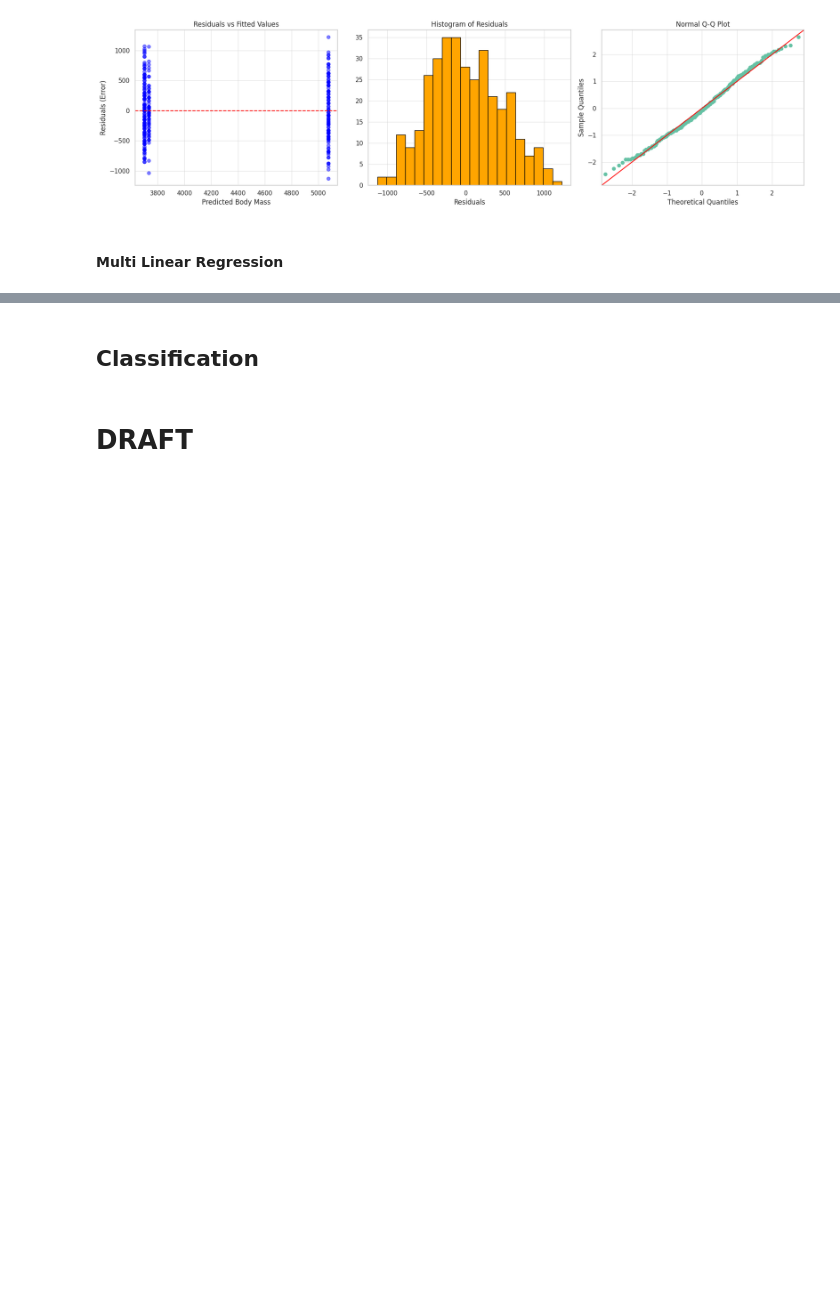
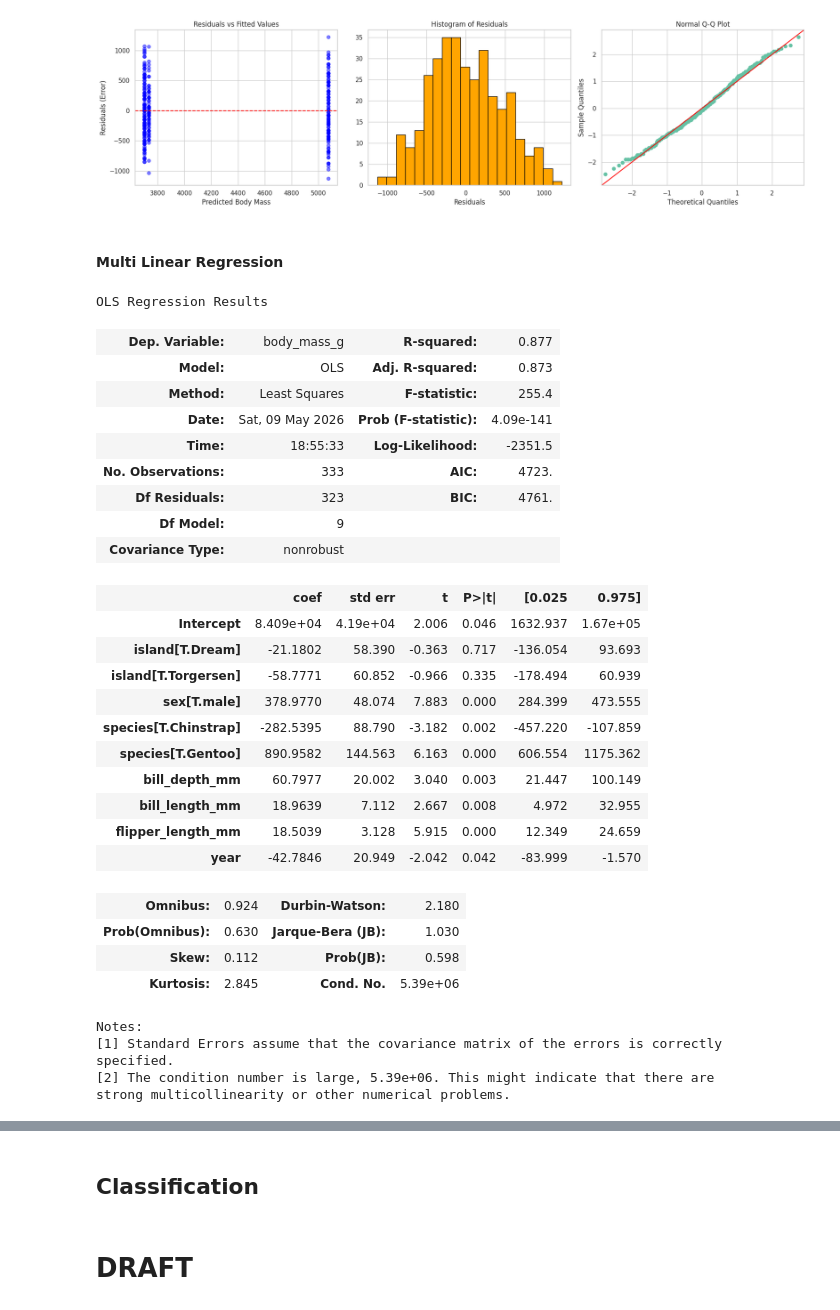
Before and after one commit to carlosjesuscaro/data_analysis_summary, a Jupyter notebook: main.ipynb, the cells around one changed output, grey strips where cells are left out. Cells and saved outputs as stored; diff of their text form; code cells hidden in the pictures; blank space fills up the shorter version.

```diff
--- a/main.ipynb
+++ b/main.ipynb
@@ -654,3 +654,43 @@ plt.show()
 [figure]
 # %% [markdown]
 #### Multi Linear Regression
+# %%
+data_clean = data.dropna()
+
+dependent_var = 'body_mass_g'
+independent_vars = ' + '.join(data_clean.columns.difference([dependent_var]))
+
+# Construct and run the OLS model
+formula = f"{dependent_var} ~ {independent_vars}"
+model = smf.ols(formula=formula, data=data_clean).fit()
+model.summary()
+# %% [output]
+OLS Regression Results
+| Dep. Variable: | body_mass_g | R-squared: | 0.877 |
+| Model: | OLS | Adj. R-squared: | 0.873 |
+| Method: | Least Squares | F-statistic: | 255.4 |
+| Date: | Sat, 09 May 2026 | Prob (F-statistic): | 4.09e-141 |
+| Time: | 18:55:33 | Log-Likelihood: | -2351.5 |
+| No. Observations: | 333 | AIC: | 4723. |
+| Df Residuals: | 323 | BIC: | 4761. |
+| Df Model: | 9 |  |  |
+| Covariance Type: | nonrobust |  |  |
+|  | coef | std err | t | P>|t| | [0.025 | 0.975] |
+| Intercept | 8.409e+04 | 4.19e+04 | 2.006 | 0.046 | 1632.937 | 1.67e+05 |
+| island[T.Dream] | -21.1802 | 58.390 | -0.363 | 0.717 | -136.054 | 93.693 |
+| island[T.Torgersen] | -58.7771 | 60.852 | -0.966 | 0.335 | -178.494 | 60.939 |
+| sex[T.male] | 378.9770 | 48.074 | 7.883 | 0.000 | 284.399 | 473.555 |
+| species[T.Chinstrap] | -282.5395 | 88.790 | -3.182 | 0.002 | -457.220 | -107.859 |
+| species[T.Gentoo] | 890.9582 | 144.563 | 6.163 | 0.000 | 606.554 | 1175.362 |
+| bill_depth_mm | 60.7977 | 20.002 | 3.040 | 0.003 | 21.447 | 100.149 |
+| bill_length_mm | 18.9639 | 7.112 | 2.667 | 0.008 | 4.972 | 32.955 |
+| flipper_length_mm | 18.5039 | 3.128 | 5.915 | 0.000 | 12.349 | 24.659 |
+| year | -42.7846 | 20.949 | -2.042 | 0.042 | -83.999 | -1.570 |
+| Omnibus: | 0.924 | Durbin-Watson: | 2.180 |
+| Prob(Omnibus): | 0.630 | Jarque-Bera (JB): | 1.030 |
+| Skew: | 0.112 | Prob(JB): | 0.598 |
+| Kurtosis: | 2.845 | Cond. No. | 5.39e+06 |
+Notes:
+[1] Standard Errors assume that the covariance matrix of the errors is correctly specified.
+[2] The condition number is large, 5.39e+06. This might indicate that there are
+strong multicollinearity or other numerical problems.
```
Also changed, not shown: parts of 7 cells of this notebook, 1 other file.
